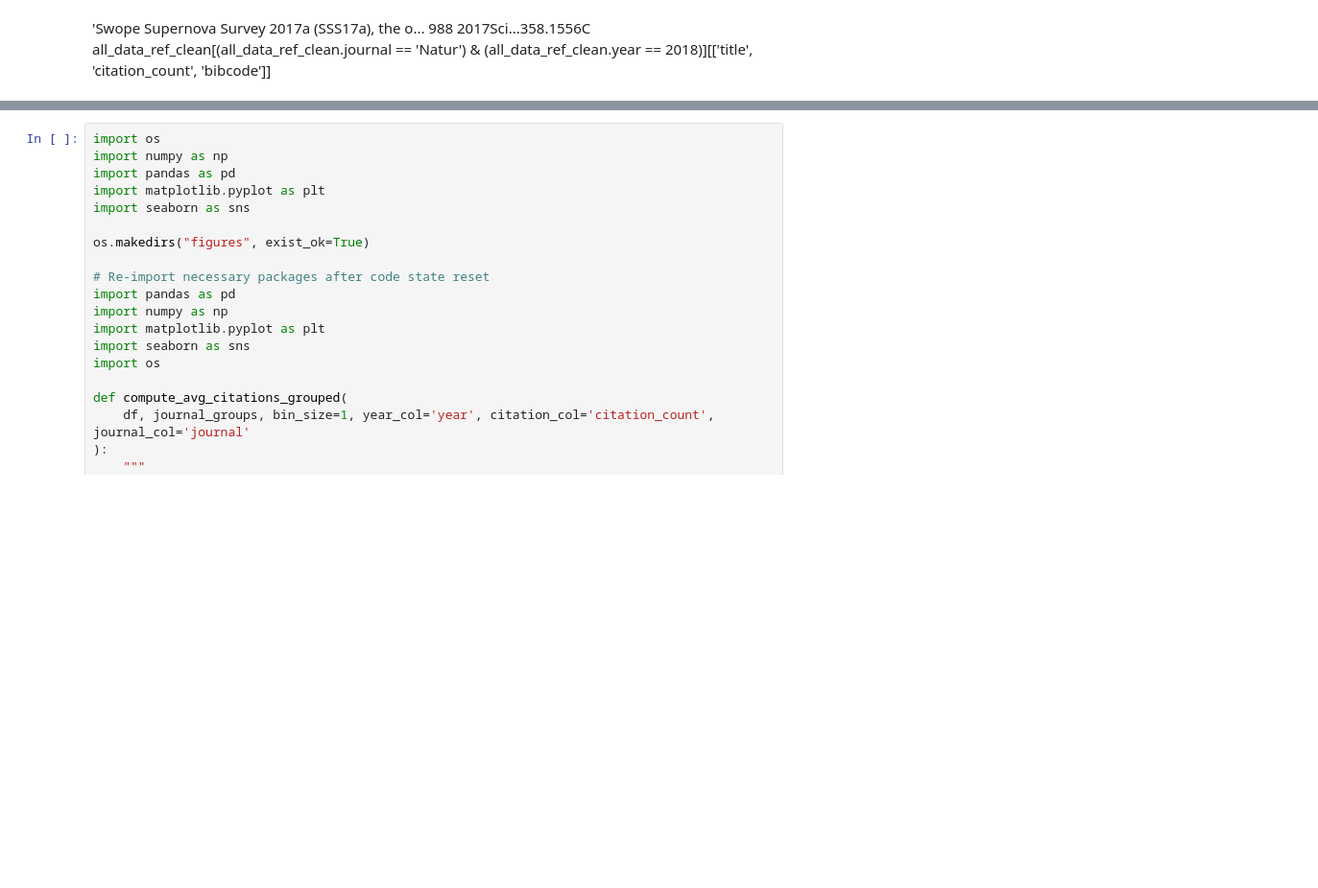
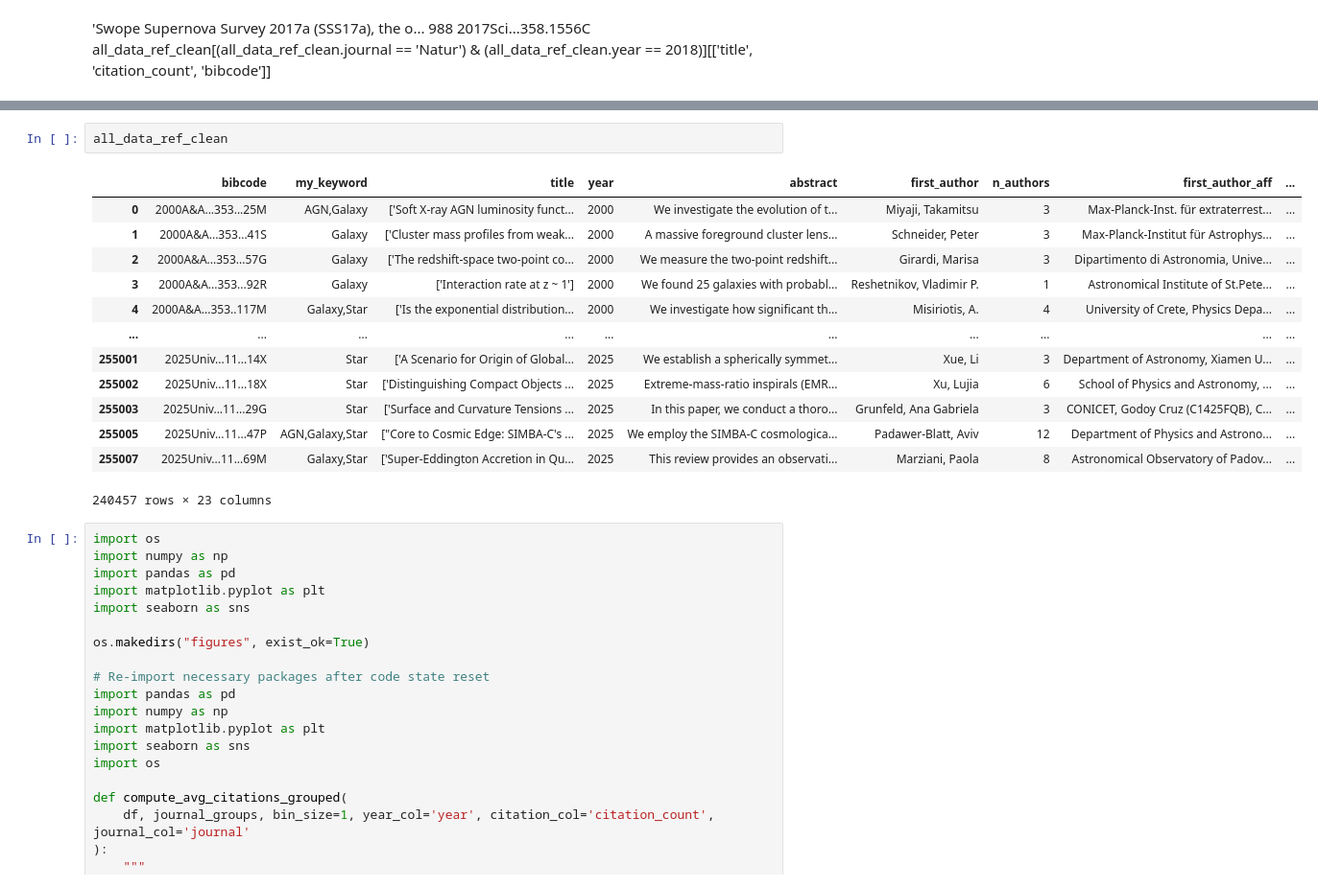
Before and after one commit to vadibekyan/ads_stats, a Jupyter notebook: astronomy_references.ipynb, the cells around one changed output, grey strips where cells are left out. Shown at 96% size. Cells and saved outputs as stored; diff of their text form; blank space fills up the shorter version.

```diff
--- a/astronomy_references.ipynb
+++ b/astronomy_references.ipynb
@@ -1101,3 +1261,19 @@ all_data_ref_clean[(all_data_ref_clean.journal == 'Natur') & (all_data_ref_clean
+# %%
+all_data_ref_clean
+# %% [output]
+|  | bibcode | my_keyword | title | year | abstract | first_author | n_authors | first_author_aff | ... |
+| 0 | 2000A&A...353...25M | AGN,Galaxy | ['Soft X-ray AGN luminosity funct... | 2000 | We investigate the evolution of t... | Miyaji, Takamitsu | 3 | Max-Planck-Inst. für extraterrest... | ... |
+| 1 | 2000A&A...353...41S | Galaxy | ['Cluster mass profiles from weak... | 2000 | A massive foreground cluster lens... | Schneider, Peter | 3 | Max-Planck-Institut für Astrophys... | ... |
+| 2 | 2000A&A...353...57G | Galaxy | ['The redshift-space two-point co... | 2000 | We measure the two-point redshift... | Girardi, Marisa | 3 | Dipartimento di Astronomia, Unive... | ... |
+| 3 | 2000A&A...353...92R | Galaxy | ['Interaction rate at z ~ 1'] | 2000 | We found 25 galaxies with probabl... | Reshetnikov, Vladimir P. | 1 | Astronomical Institute of St.Pete... | ... |
+| 4 | 2000A&A...353..117M | Galaxy,Star | ['Is the exponential distribution... | 2000 | We investigate how significant th... | Misiriotis, A. | 4 | University of Crete, Physics Depa... | ... |
+| ... | ... | ... | ... | ... | ... | ... | ... | ... | ... |
+| 255001 | 2025Univ...11...14X | Star | ['A Scenario for Origin of Global... | 2025 | We establish a spherically symmet... | Xue, Li | 3 | Department of Astronomy, Xiamen U... | ... |
+| 255002 | 2025Univ...11...18X | Star | ['Distinguishing Compact Objects ... | 2025 | Extreme-mass-ratio inspirals (EMR... | Xu, Lujia | 6 | School of Physics and Astronomy, ... | ... |
+| 255003 | 2025Univ...11...29G | Star | ['Surface and Curvature Tensions ... | 2025 | In this paper, we conduct a thoro... | Grunfeld, Ana Gabriela | 3 | CONICET, Godoy Cruz (C1425FQB), C... | ... |
+| 255005 | 2025Univ...11...47P | AGN,Galaxy,Star | ["Core to Cosmic Edge: SIMBA-C's ... | 2025 | We employ the SIMBA-C cosmologica... | Padawer-Blatt, Aviv | 12 | Department of Physics and Astrono... | ... |
+| 255007 | 2025Univ...11...69M | Galaxy,Star | ['Super-Eddington Accretion in Qu... | 2025 | This review provides an observati... | Marziani, Paola | 8 | Astronomical Observatory of Padov... | ... |
+240457 rows × 23 columns
 # %%
 import os
 import numpy as np
```
Also changed, not shown: parts of 3 cells of this notebook, 39 other files.
